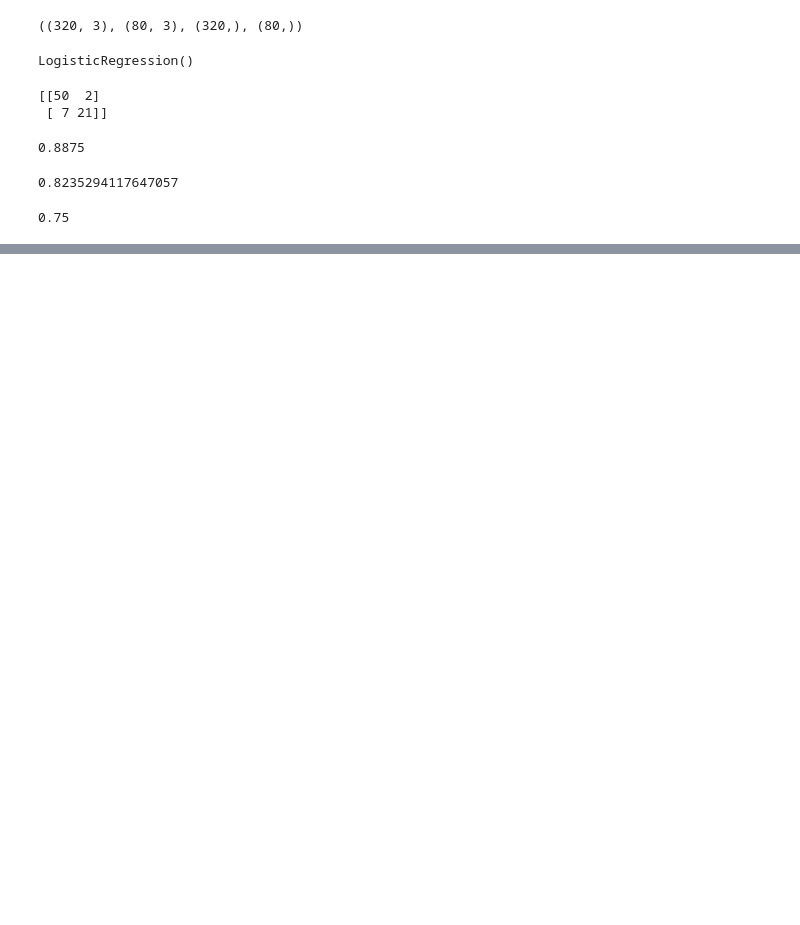
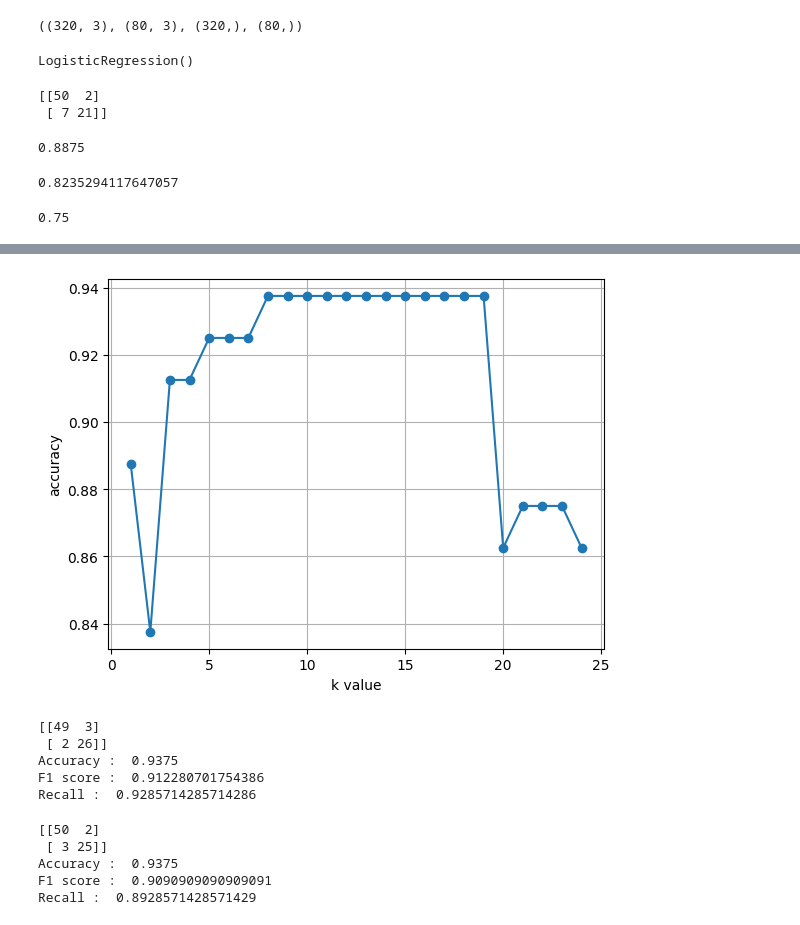
Before and after one commit to manjimams-2000/Manjimams2000, a Jupyter notebook: Logisticregression_classification_SocialNetworkAds.ipynb, the cells around one changed output, grey strips where cells are left out. Saved outputs shown, nothing was run; the diff lists cells and outputs as text; code cells hidden in the pictures; blank space fills up the shorter version.

```diff
--- a/Logisticregression_classification_SocialNetworkAds.ipynb
+++ b/Logisticregression_classification_SocialNetworkAds.ipynb
@@ -114,0 +117,9 @@ print(recall_score(y_test,y_pred))
+# %%
+metric_k =[]
+neighbors = np.arange(1,25)
+for k in neighbors:
+  knn_model = KNeighborsClassifier(n_neighbors=k,metric='minkowski')
+  knn_model.fit(x_train,y_train)
+  y_pred = knn_model.predict(x_test)
+  knn_acc = accuracy_score(y_test,y_pred)
+  metric_k.append(knn_acc)
@@ -114,0 +146,22 @@ print(recall_score(y_test,y_pred))
+# %%
+plt.plot(neighbors,metric_k,'o-')
+plt.xlabel('k value')
+plt.ylabel('accuracy')
+plt.grid()
+plt.show()
+# %% [output]
+[figure, added]
+# %%
+knn_class = KNeighborsClassifier(n_neighbors=11,metric='minkowski')
+knn_class.fit(x_train,y_train)
+knn_pred = knn_class.predict(x_test)
+print(confusion_matrix(y_test,knn_pred))
+print("Accuracy : ",accuracy_score(y_test,knn_pred))
+print("F1 score : ",f1_score(y_test,knn_pred))
+print("Recall : ",recall_score(y_test,knn_pred))
+# %% [output]
+[[49  3]
+ [ 2 26]]
+Accuracy :  0.9375
+F1 score :  0.912280701754386
+Recall :  0.9285714285714286
@@ -114,0 +170,15 @@ print(recall_score(y_test,y_pred))
+# %%
+from sklearn.naive_bayes import GaussianNB
+naive_model = GaussianNB()
+naive_model.fit(x_train,y_train)
+naive_pred = naive_model.predict(x_test)
+print(confusion_matrix(y_test,naive_pred))
+print("Accuracy : ",accuracy_score(y_test,naive_pred))
+print("F1 score : ",f1_score(y_test,naive_pred))
+print("Recall : ",recall_score(y_test,naive_pred))
+# %% [output]
+[[50  2]
+ [ 3 25]]
+Accuracy :  0.9375
+F1 score :  0.9090909090909091
+Recall :  0.8928571428571429
```
Also changed, not shown: parts of 3 cells of this notebook.
